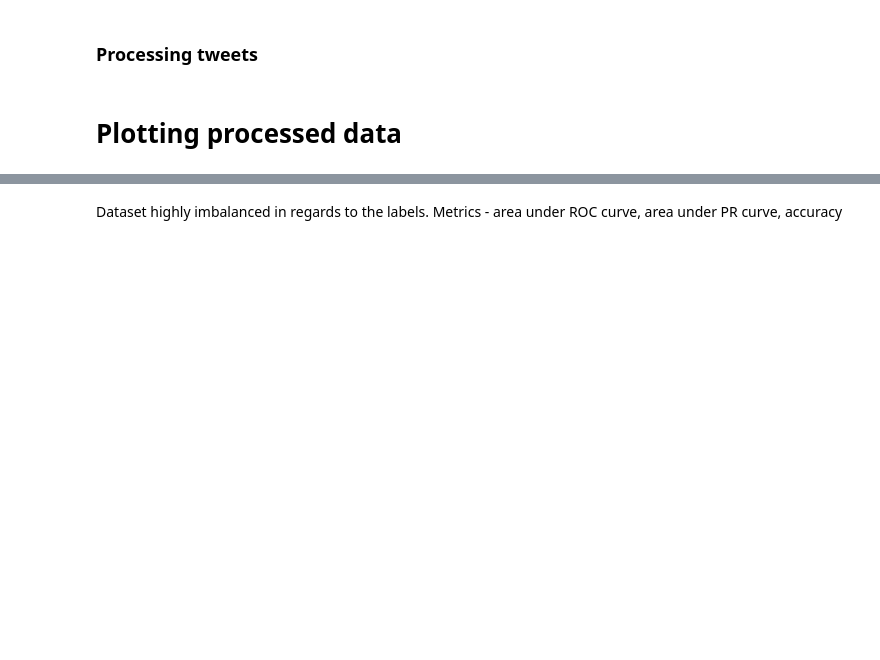
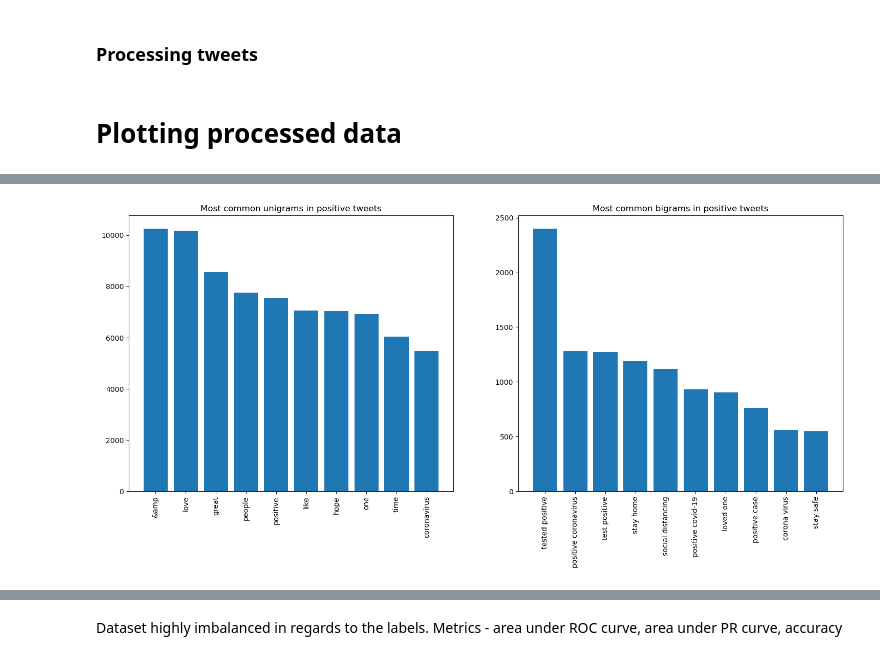
Before and after one commit to omkar-ethz/ml4hc-projects, a Jupyter notebook: project2/sandbox.ipynb, the cells around one changed output, grey strips where cells are left out. Cells and saved outputs as stored; diff of their text form; code cells hidden in the pictures; blank space fills up the shorter version.

```diff
--- a/project2/sandbox.ipynb
+++ b/project2/sandbox.ipynb
@@ -375,7 +426,7 @@ preprocess(tweets, flags={'to_lower': True, 'remove_punctuation': True, 'simplif
 # %% [markdown]
 # Plotting processed data
 # %%
-def plot_most_commmon_uni_and_bigrams(tweets):
+def plot_most_commmon_uni_and_bigrams(tweets, fraction):
     text_bigrams = [ngrams(sent, 2) for sent in tweets["x"]]
     text_unigrams = [ngrams(sent, 1) for sent in tweets["x"]]
 
@@ -397,11 +448,13 @@ def plot_most_commmon_uni_and_bigrams(tweets):
     bigrams, bigram_freqeuncies = list(zip(*most_common_bigrams))
     bigrams = [" ".join(bigram) for bigram in bigrams]
 
-    plt.bar(unigrams, unigram_freqeuncies)
-    plt.xticks(rotation=90)
-    plt.show()
-    plt.bar(bigrams, bigram_freqeuncies)
-    plt.xticks(rotation=90)
-    plt.show()
+    fig, (ax1, ax2) = plt.subplots(nrows=1, ncols=2,figsize=(18, 7))
+    ax1.bar(unigrams, unigram_freqeuncies)
+    ax1.tick_params('x', labelrotation=90)
+    ax1.set_title(f"Most common unigrams in {fraction} tweets")
+    ax2.bar(bigrams, bigram_freqeuncies)
+    ax2.tick_params('x', labelrotation=90)
+    ax2.set_title(f"Most common bigrams in {fraction} tweets")
+    fig.show()
 # %%
 plot_most_commmon_uni_and_bigrams(tweets)
@@ -421,0 +463,8 @@ plot_most_commmon_uni_and_bigrams(negative_1_tweets)
+# %%
+positive_tweets = tweets[tweets['pos'].astype(int) >= 3]
+negative_tweets = tweets[tweets['neg'].astype(int) <= -3]
+neutral_tweets = tweets[(tweets['pos'].astype(int) < 3) & (tweets['neg'].astype(int) > -3)]
+# %%
+plot_most_commmon_uni_and_bigrams(positive_tweets, "positive")
+# %% [output]
+[figure, added]
```
Also changed, not shown: parts of 79 cells of this notebook.
